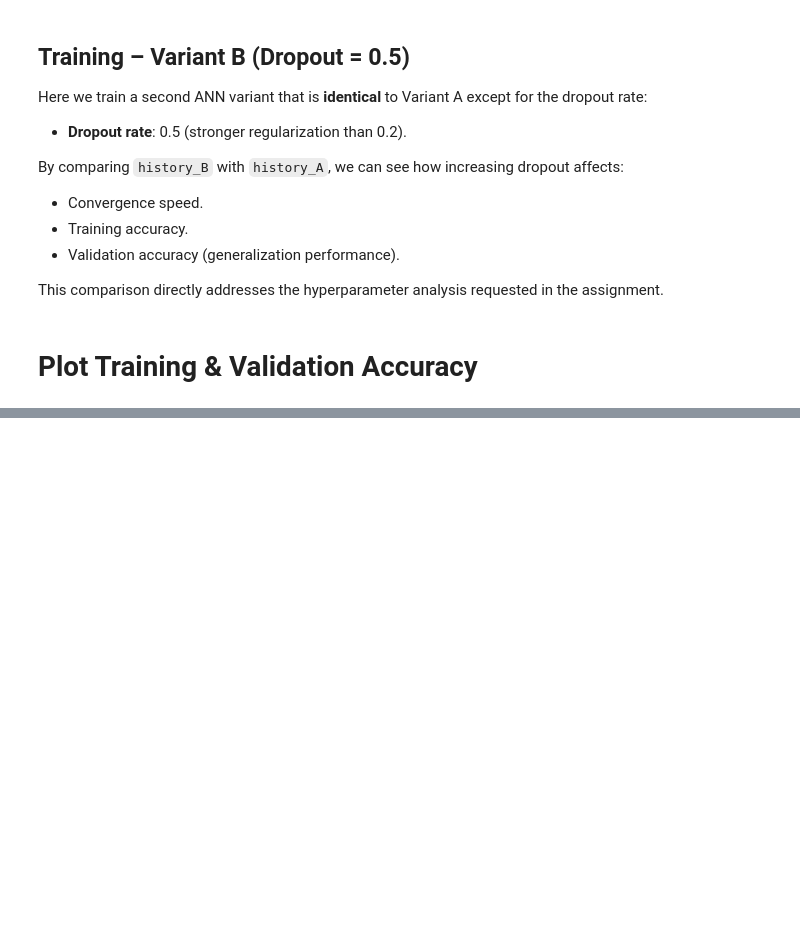
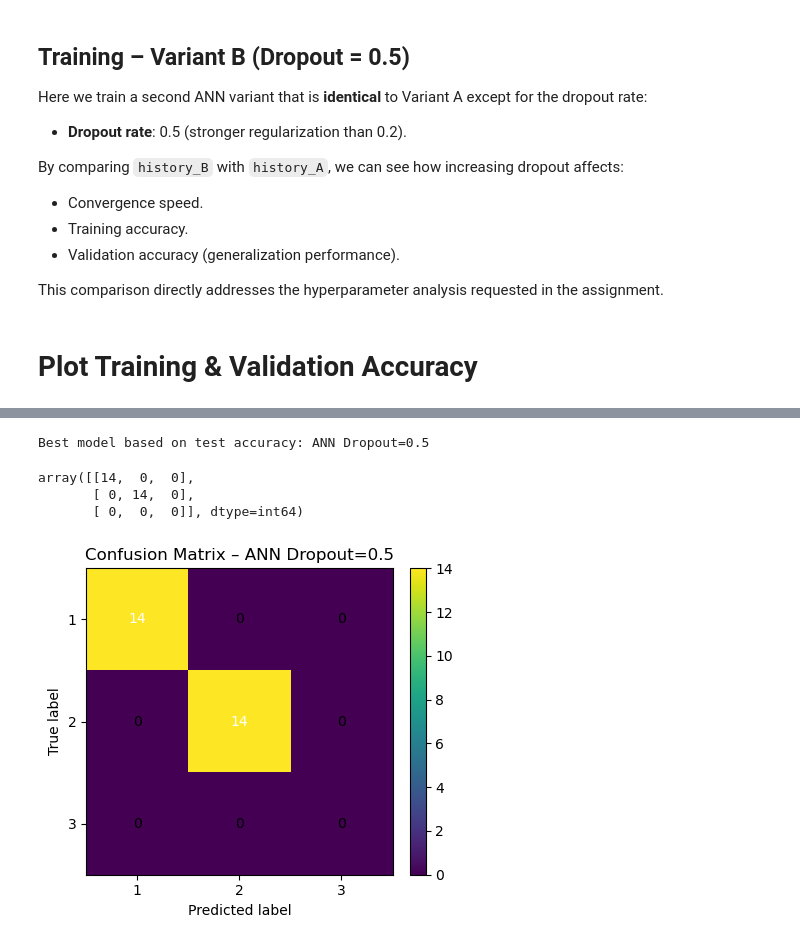
Before and after one commit to RenanSdeSilva/-UNFC-seeds-ann-project, a Jupyter notebook: notebooks/seeds_ann.ipynb, the cells around one changed output, grey strips where cells are left out. Drawn from its saved outputs; the diff is of its cells as text; code cells hidden in the pictures; blank space fills up the shorter version.

```diff
--- a/notebooks/seeds_ann.ipynb
+++ b/notebooks/seeds_ann.ipynb
@@ -405,0 +502,46 @@ plot_history_compare(
+# %%
+# Select best variant based on test accuracy (you could also use F1)
+best_metrics = metrics_A if metrics_A["accuracy"] >= metrics_B["accuracy"] else metrics_B
+best_name = best_metrics["model"]
+best_pred = best_metrics["y_pred"]
+
+print("Best model based on test accuracy:", best_name)
+
+cm = confusion_matrix(y_test, best_pred, labels=[1, 2, 3])
+
+cm
+# %% [output]
+Best model based on test accuracy: ANN Dropout=0.5
+array([[14,  0,  0],
+       [ 0, 14,  0],
+       [ 0,  0,  0]], dtype=int64)
+# %%
+classes = [1, 2, 3]
+
+plt.figure(figsize=(5, 4))
+im = plt.imshow(cm, interpolation="nearest")
+plt.title(f"Confusion Matrix – {best_name}")
+plt.colorbar(im, fraction=0.046, pad=0.04)
+
+tick_marks = np.arange(len(classes))
+plt.xticks(tick_marks, classes)
+plt.yticks(tick_marks, classes)
+
+plt.ylabel("True label")
+plt.xlabel("Predicted label")
+
+# Annotate cells
+thresh = cm.max() / 2.0
+for i in range(cm.shape[0]):
+    for j in range(cm.shape[1]):
+        plt.text(
+            j, i, cm[i, j],
+            horizontalalignment="center",
+            verticalalignment="center",
+            color="white" if cm[i, j] > thresh else "black"
+        )
+
+plt.tight_layout()
+plt.show()
+# %% [output]
+[figure, added]
```
Also changed, not shown: parts of 6 cells of this notebook.
